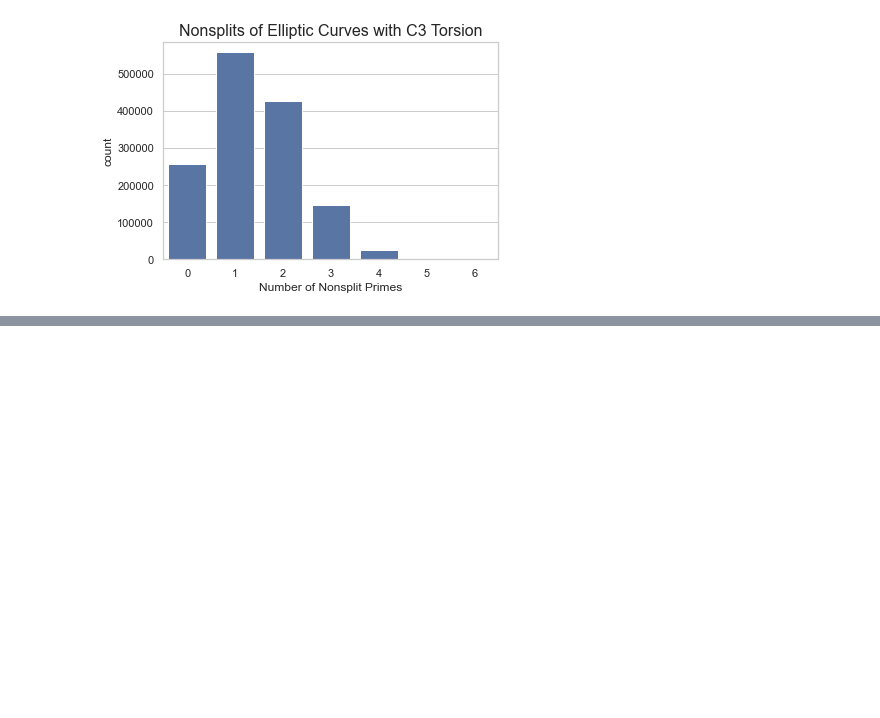
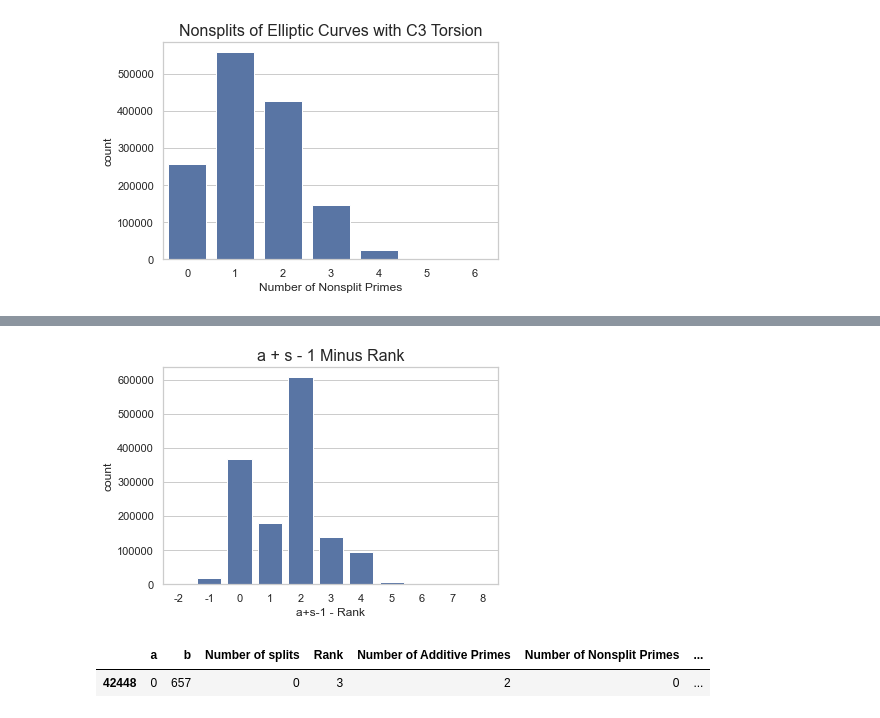
Before and after one commit to sharonsneha/Elliptic-Curve-Data, a Jupyter notebook: Merge Dataframes for All Data.ipynb, the cells around one changed output, grey strips where cells are left out. Drawn from its saved outputs; the diff is of its cells as text; code cells hidden in the pictures; blank space fills up the shorter version.

```diff
--- a/Merge Dataframes for All Data.ipynb
+++ b/Merge Dataframes for All Data.ipynb
@@ -218,0 +324,20 @@ plt.show()
+# %%
+a_plus_s_minus_1_minus_rank = curve_data['Number of Additive Primes'] + curve_data['Number of splits'] - 1 - curve_data['Rank']
+curve_data['a+s-1 - Rank'] = a_plus_s_minus_1_minus_rank
+
+
+
+sns.set(style="whitegrid")
+
+#plot
+plt.title('a + s - 1 Minus Rank', fontsize=16)
+sns.countplot(x='a+s-1 - Rank', color="b", data=curve_data);
+plt.savefig("a+s-1_minus_rank_plot.png")
+plt.show()
+# %% [output]
+[figure, added]
+# %%
+curve_data[curve_data['a+s-1 - Rank'] == -2]
+# %% [output]
+|  | a | b | Number of splits | Rank | Number of Additive Primes | Number of Nonsplit Primes | ... |
+| 42448 | 0 | 657 | 0 | 3 | 2 | 0 | ... |
```
Also changed, not shown: parts of 17 cells of this notebook.
